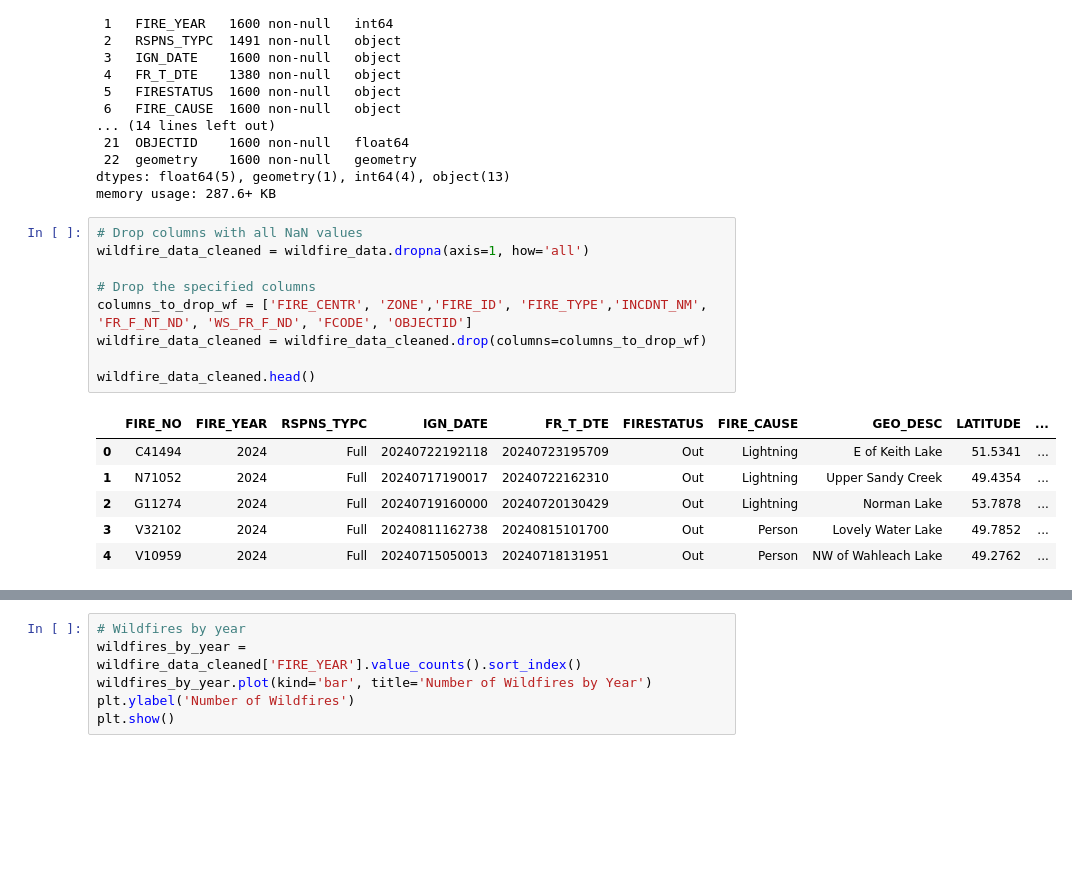
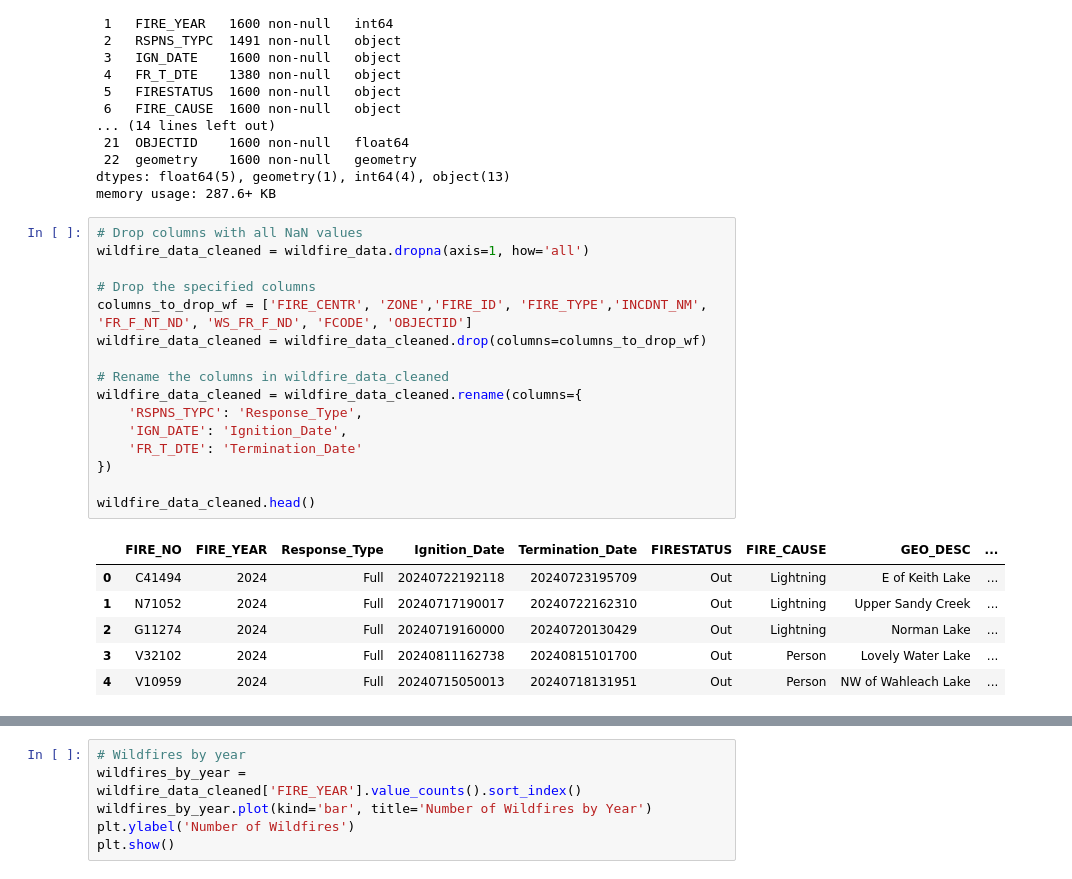
Before and after one commit to hcwang24/BC_Forest_WildFire_Dashboard, a Jupyter notebook: gis_project.ipynb, the cells around one changed output, grey strips where cells are left out. Cells and saved outputs as stored; diff of their text form; blank space fills up the shorter version.

```diff
--- a/gis_project.ipynb
+++ b/gis_project.ipynb
@@ -255,16 +256,23 @@ memory usage: 287.6+ KB
 # %%
 # Drop columns with all NaN values
 wildfire_data_cleaned = wildfire_data.dropna(axis=1, how='all')
 
 # Drop the specified columns
 columns_to_drop_wf = ['FIRE_CENTR', 'ZONE','FIRE_ID', 'FIRE_TYPE','INCDNT_NM', 'FR_F_NT_ND', 'WS_FR_F_ND', 'FCODE', 'OBJECTID']
 wildfire_data_cleaned = wildfire_data_cleaned.drop(columns=columns_to_drop_wf)
 
+# Rename the columns in wildfire_data_cleaned
+wildfire_data_cleaned = wildfire_data_cleaned.rename(columns={
+    'RSPNS_TYPC': 'Response_Type',
+    'IGN_DATE': 'Ignition_Date',
+    'FR_T_DTE': 'Termination_Date'
+})
+
 wildfire_data_cleaned.head()
 # %% [output]
-|  | FIRE_NO | FIRE_YEAR | RSPNS_TYPC | IGN_DATE | FR_T_DTE | FIRESTATUS | FIRE_CAUSE | GEO_DESC | LATITUDE | ... |
-| 0 | C41494 | 2024 | Full | 20240722192118 | 20240723195709 | Out | Lightning | E of Keith Lake | 51.5341 | ... |
-| 1 | N71052 | 2024 | Full | 20240717190017 | 20240722162310 | Out | Lightning | Upper Sandy Creek | 49.4354 | ... |
-| 2 | G11274 | 2024 | Full | 20240719160000 | 20240720130429 | Out | Lightning | Norman Lake | 53.7878 | ... |
-| 3 | V32102 | 2024 | Full | 20240811162738 | 20240815101700 | Out | Person | Lovely Water Lake | 49.7852 | ... |
-| 4 | V10959 | 2024 | Full | 20240715050013 | 20240718131951 | Out | Person | NW of Wahleach Lake | 49.2762 | ... |
+|  | FIRE_NO | FIRE_YEAR | Response_Type | Ignition_Date | Termination_Date | FIRESTATUS | FIRE_CAUSE | GEO_DESC | ... |
+| 0 | C41494 | 2024 | Full | 20240722192118 | 20240723195709 | Out | Lightning | E of Keith Lake | ... |
+| 1 | N71052 | 2024 | Full | 20240717190017 | 20240722162310 | Out | Lightning | Upper Sandy Creek | ... |
+| 2 | G11274 | 2024 | Full | 20240719160000 | 20240720130429 | Out | Lightning | Norman Lake | ... |
+| 3 | V32102 | 2024 | Full | 20240811162738 | 20240815101700 | Out | Person | Lovely Water Lake | ... |
+| 4 | V10959 | 2024 | Full | 20240715050013 | 20240718131951 | Out | Person | NW of Wahleach Lake | ... |
```
Also changed, not shown: parts of 8 cells of this notebook.
